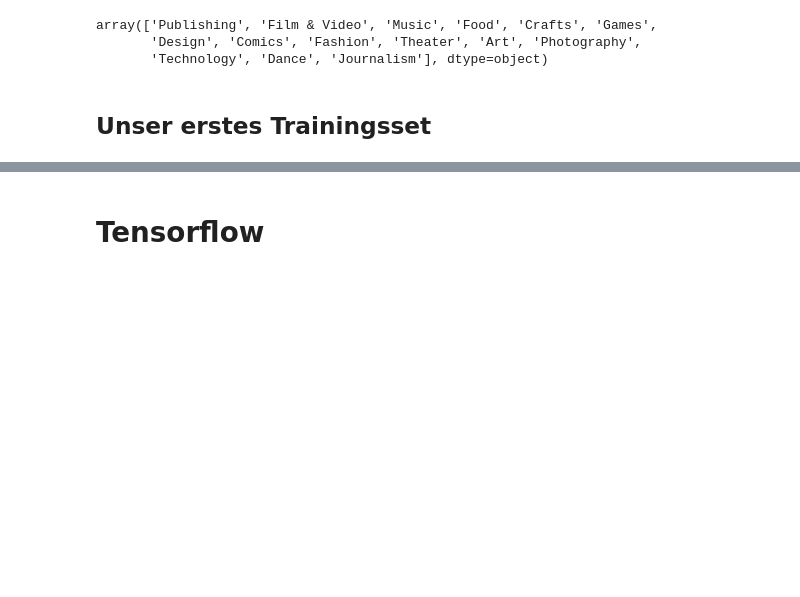
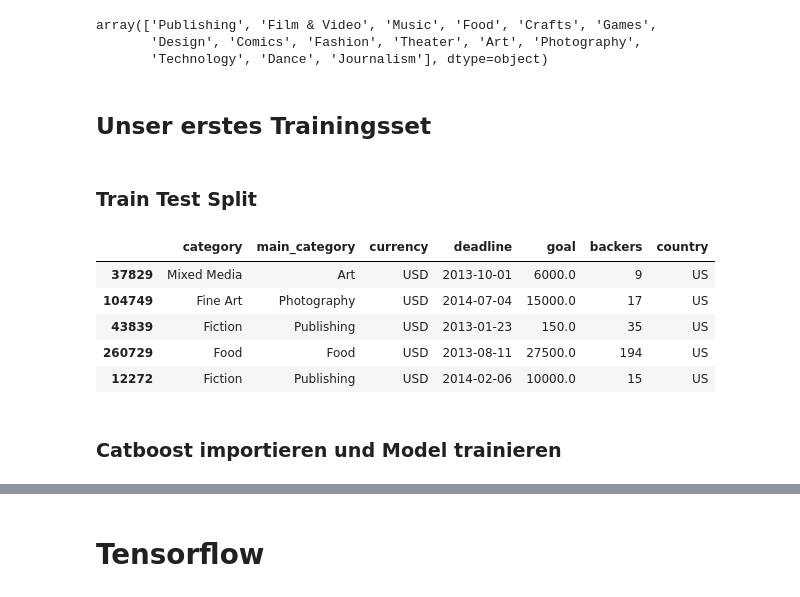
Before and after one commit to solutionfinders/PythonforAI, a Jupyter notebook: PythonforAI.ipynb, the cells around one changed output, grey strips where cells are left out. Drawn from its saved outputs; the diff is of its cells as text; code cells hidden in the pictures; blank space fills up the shorter version.

```diff
--- a/PythonforAI.ipynb
+++ b/PythonforAI.ipynb
@@ -480,9 +479,22 @@ kickstarter_first = kickstarter_ended[
 X = kickstarter_first[kickstarter_first.columns[:-1]]
 # %%
 y = kickstarter_first[kickstarter_first.columns[-1:]]
+# %% [markdown]
+### Train Test Split
 # %%
 from sklearn.model_selection import train_test_split
 X_train, X_test, y_train, y_test = train_test_split(
     X, y, test_size=0.1,
     #random_state=42
 )
+# %%
+X_train.head()
+# %% [output]
+|  | category | main_category | currency | deadline | goal | backers | country |
+| 37829 | Mixed Media | Art | USD | 2013-10-01 | 6000.0 | 9 | US |
+| 104749 | Fine Art | Photography | USD | 2014-07-04 | 15000.0 | 17 | US |
+| 43839 | Fiction | Publishing | USD | 2013-01-23 | 150.0 | 35 | US |
+| 260729 | Food | Food | USD | 2013-08-11 | 27500.0 | 194 | US |
+| 12272 | Fiction | Publishing | USD | 2014-02-06 | 10000.0 | 15 | US |
+# %% [markdown]
+### Catboost importieren und Model trainieren
```
Also changed, not shown: parts of 56 cells of this notebook.
